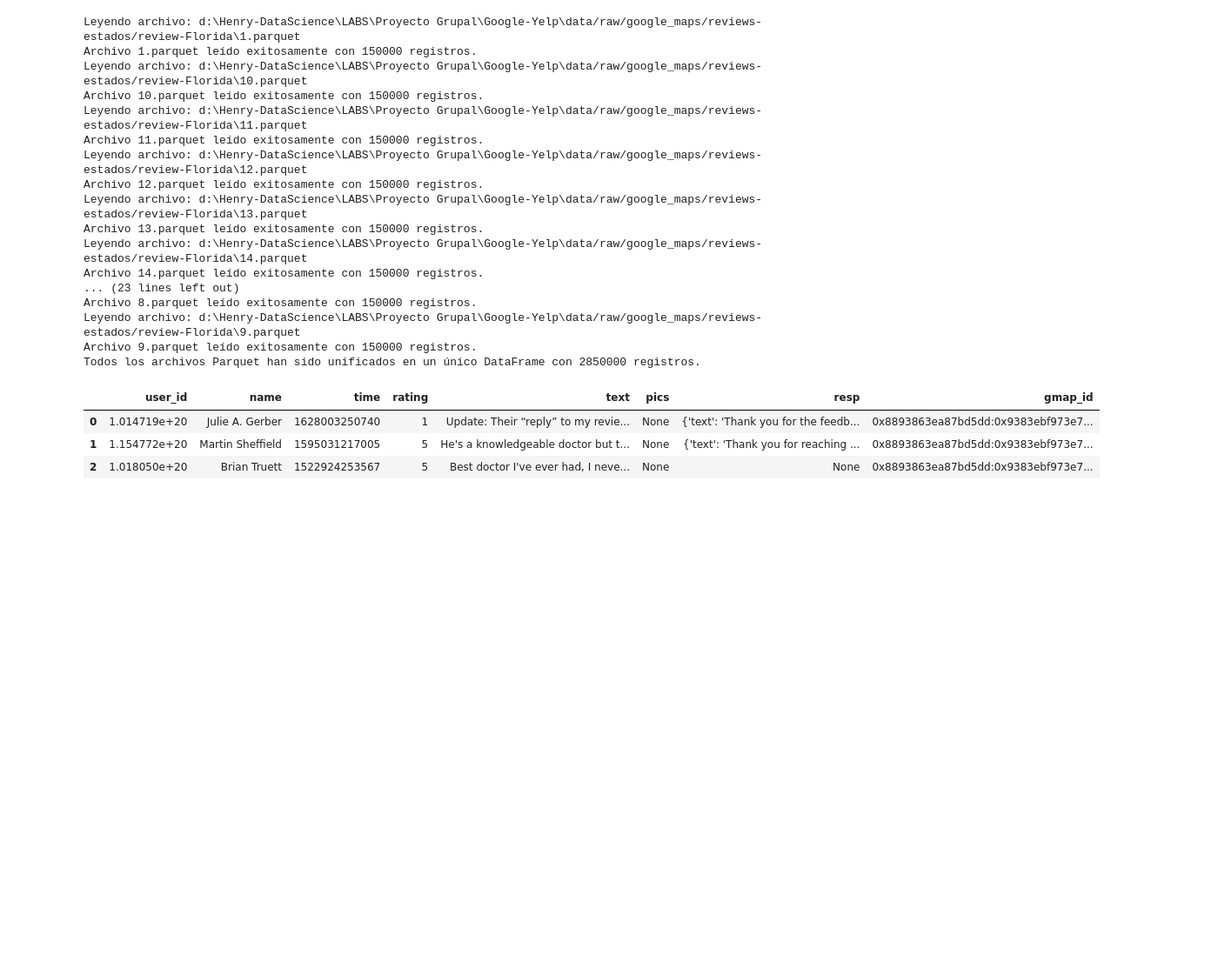
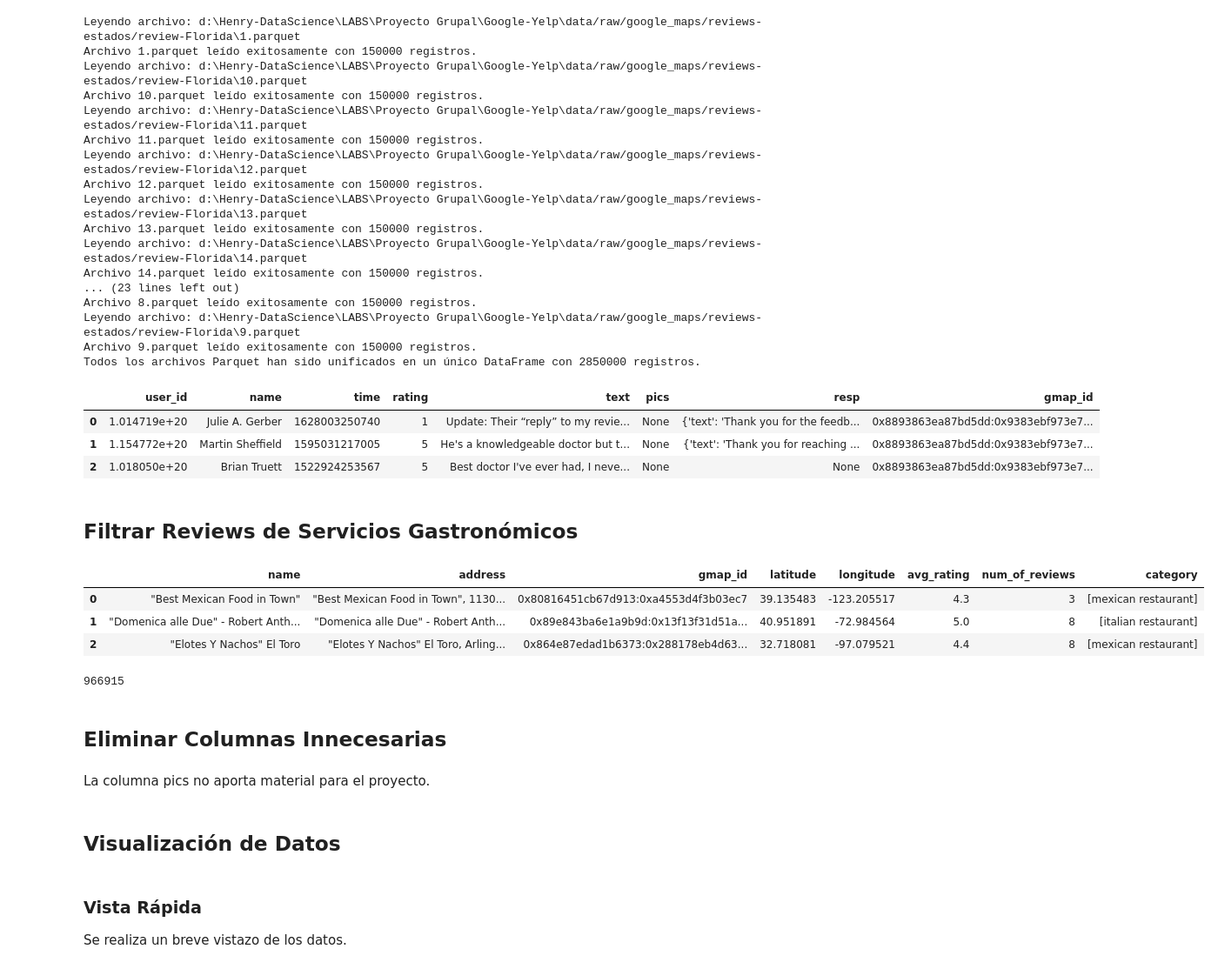
Before and after one commit to nasae-nta/Google-Yelp, a Jupyter notebook: notebooks/ETLs & EDAs/EDA-Florida.ipynb, the cells around one changed output. Shown: that part at 87% size. Cells and saved outputs as stored; diff of their text form; code cells hidden in the pictures; blank space fills up the shorter version.

```diff
--- a/notebooks/ETLs & EDAs/EDA-Florida.ipynb
+++ b/notebooks/ETLs & EDAs/EDA-Florida.ipynb
@@ -54,3 +54,27 @@ Todos los archivos Parquet han sido unificados en un único DataFrame con 285000
 | 0 | 1.014719e+20 | Julie A. Gerber | 1628003250740 | 1 | Update: Their “reply” to my revie... | None | {'text': 'Thank you for the feedb... | 0x8893863ea87bd5dd:0x9383ebf973e7... |
 | 1 | 1.154772e+20 | Martin Sheffield | 1595031217005 | 5 | He's a knowledgeable doctor but t... | None | {'text': 'Thank you for reaching ... | 0x8893863ea87bd5dd:0x9383ebf973e7... |
 | 2 | 1.018050e+20 | Brian Truett | 1522924253567 | 5 | Best doctor I've ever had, I neve... | None | None | 0x8893863ea87bd5dd:0x9383ebf973e7... |
+# %% [markdown]
+## Filtrar Reviews de Servicios Gastronómicos
+# %%
+# se guarda el directorio con el datasets de metadata procesado en una variable
+data_dir = os.path.join(project_root, 'data/processed/google_maps/metadata_final.parquet')
+
+# leer parquet y visualizar los primeros elementos
+metadata = pd.read_parquet(data_dir)
+metadata.head(3)
+# %% [output]
+|  | name | address | gmap_id | latitude | longitude | avg_rating | num_of_reviews | category |
+| 0 | "Best Mexican Food in Town" | "Best Mexican Food in Town", 1130... | 0x80816451cb67d913:0xa4553d4f3b03ec7 | 39.135483 | -123.205517 | 4.3 | 3 | [mexican restaurant] |
+| 1 | "Domenica alle Due" - Robert Anth... | "Domenica alle Due" - Robert Anth... | 0x89e843ba6e1a9b9d:0x13f13f31d51a... | 40.951891 | -72.984564 | 5.0 | 8 | [italian restaurant] |
+| 2 | "Elotes Y Nachos" El Toro | "Elotes Y Nachos" El Toro, Arling... | 0x864e87edad1b6373:0x288178eb4d63... | 32.718081 | -97.079521 | 4.4 | 8 | [mexican restaurant] |
+# %%
+# Filtrar los datos de florida donde gmap_id también esté en metadata y mostrar la nueva longitud
+reviews = florida.merge(metadata, on='gmap_id', how='inner').reset_index()
+len(reviews)
+# %% [output]
+966915
+# %% [markdown]
+## Eliminar Columnas Innecesarias
+# %% [markdown]
+La columna pics no aporta material para el proyecto.
@@ -56,0 +84,5 @@ Todos los archivos Parquet han sido unificados en un único DataFrame con 285000
+# %% [markdown]
+## Visualización de Datos
+# %% [markdown]
+### Vista Rápida
+Se realiza un breve vistazo de los datos.
```
Also changed, not shown: parts of 11 cells of this notebook, 3 other files.
